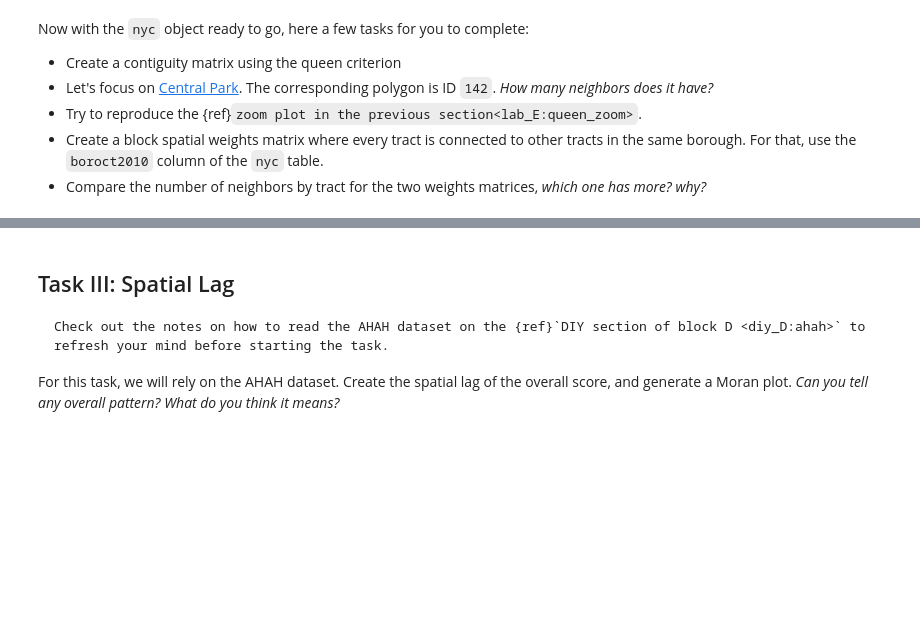
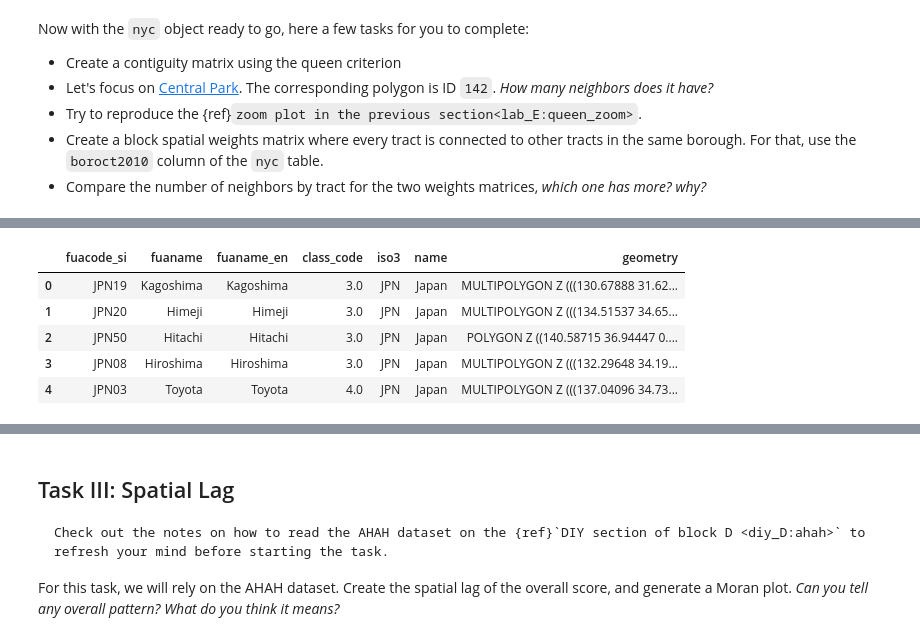
Before and after one commit to darribas/gds_course, a Jupyter notebook: content/bE/diy_E.ipynb, the cells around one changed output, grey strips where cells are left out. Saved outputs shown, nothing was run; the diff lists cells and outputs as text; code cells hidden in the pictures; blank space fills up the shorter version.

```diff
--- a/content/bE/diy_E.ipynb
+++ b/content/bE/diy_E.ipynb
@@ -52,0 +61,10 @@ Now with the `nyc` object ready to go, here a few tasks for you to complete:
+# %%
+jp_cities = geopandas.read_file("http://www.oecd.org/cfe/regionaldevelopment/Japan.zip")
+jp_cities.head()
+# %% [output]
+|  | fuacode_si | fuaname | fuaname_en | class_code | iso3 | name | geometry |
+| 0 | JPN19 | Kagoshima | Kagoshima | 3.0 | JPN | Japan | MULTIPOLYGON Z (((130.67888 31.62... |
+| 1 | JPN20 | Himeji | Himeji | 3.0 | JPN | Japan | MULTIPOLYGON Z (((134.51537 34.65... |
+| 2 | JPN50 | Hitachi | Hitachi | 3.0 | JPN | Japan | POLYGON Z ((140.58715 36.94447 0.... |
+| 3 | JPN08 | Hiroshima | Hiroshima | 3.0 | JPN | Japan | MULTIPOLYGON Z (((132.29648 34.19... |
+| 4 | JPN03 | Toyota | Toyota | 4.0 | JPN | Japan | MULTIPOLYGON Z (((137.04096 34.73... |
```
Also changed, not shown: parts of 20 cells of this notebook, 2 other files.
